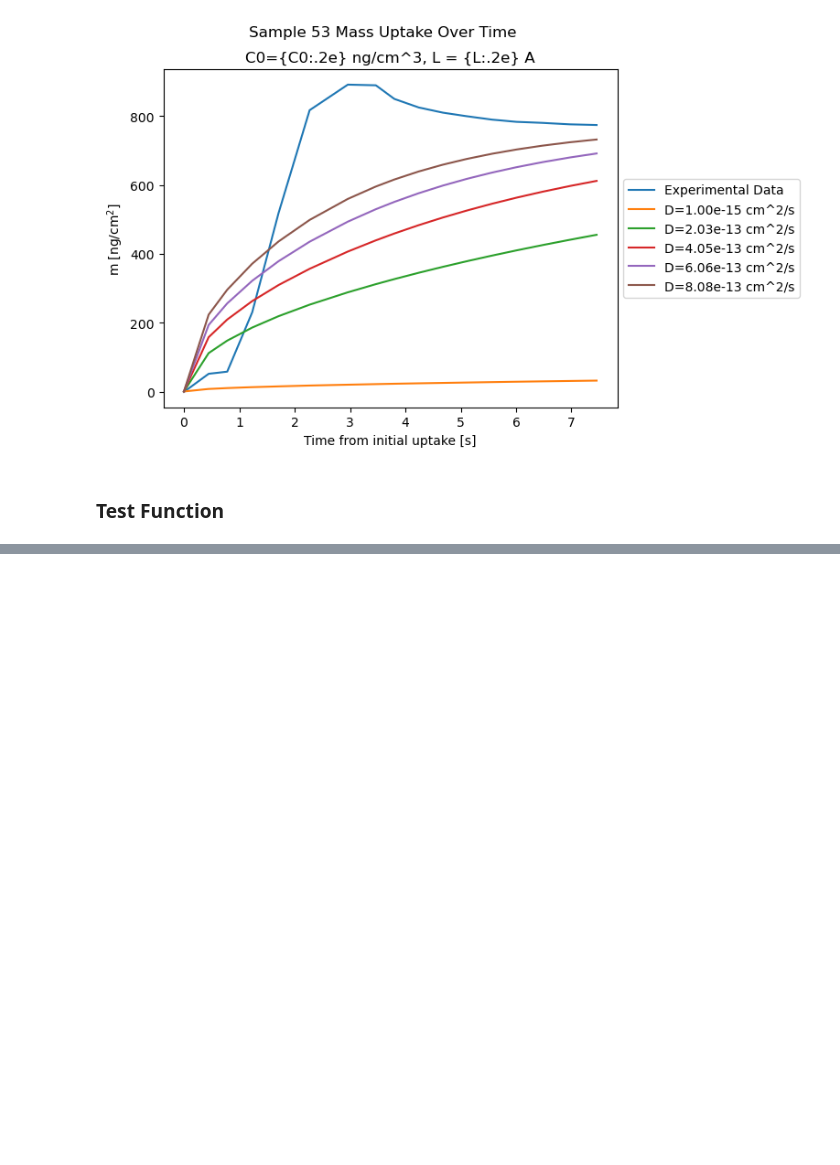
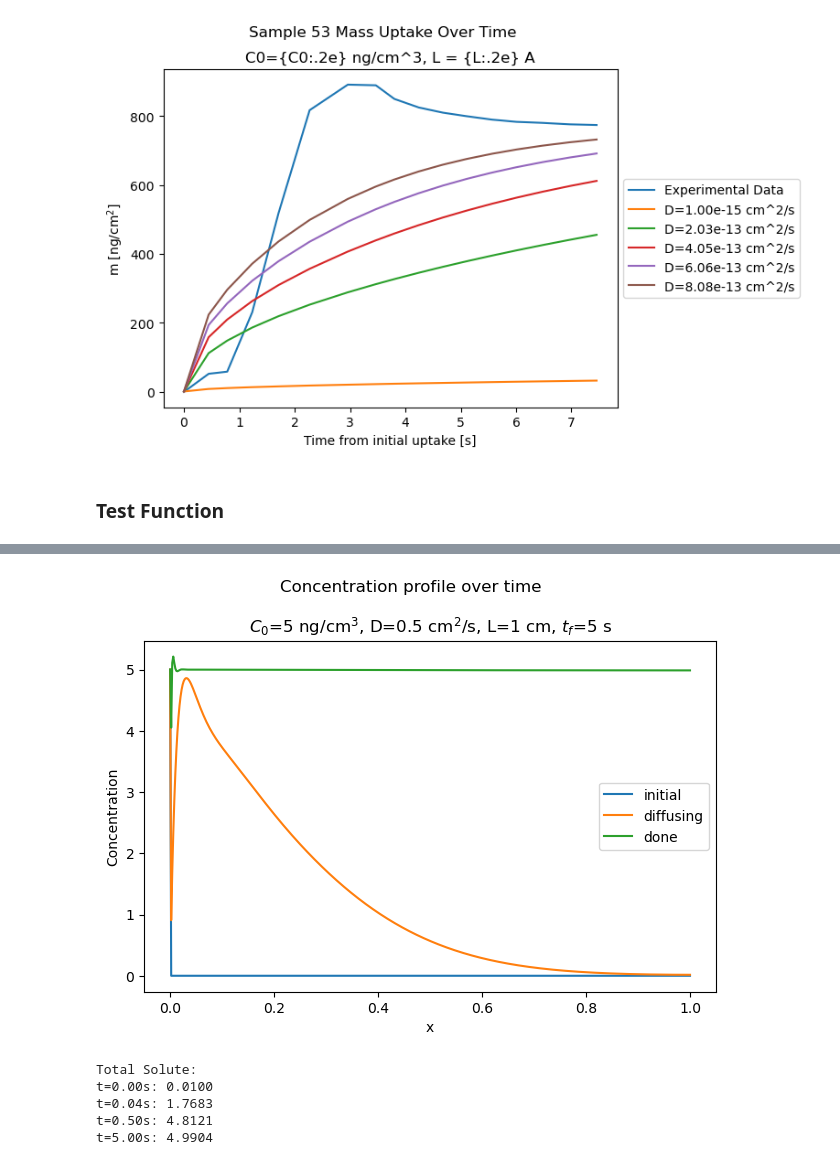
Before and after one commit to william-dove/Diffusion-Modeling, a Jupyter notebook: DopantUptake.ipynb, the cells around one changed output, grey strips where cells are left out. Cells and saved outputs as stored; diff of their text form; code cells hidden in the pictures; blank space fills up the shorter version.

```diff
--- a/DopantUptake.ipynb
+++ b/DopantUptake.ipynb
@@ -831,0 +984,10 @@ err_D1 = err_data.loc[err_data['D']==1
+# %%
+C0 = 5
+D = lambda x: 0.5
+k = 0
+L = 1
+tf = 5
+
+
+
+C = num_grid(C0, D, k, L, tf)
@@ -831,0 +1010,32 @@ err_D1 = err_data.loc[err_data['D']==1
+# %%
+L = 1
+tf = 1
+
+
+x = np.linspace(0, L, C.shape[1])
+dx = L/C.shape[1]
+dt = tf/C.shape[0]
+
+plt.plot(x, C[0], label='initial')
+plt.plot(x, C[10], label = 'diffusing')
+plt.plot(x, C[-1], label='done')
+plt.xlabel('x')
+plt.ylabel('Concentration')
+plt.suptitle(f"Concentration profile over time")
+plt.title("$C_0$=5 ng/cm$^3$, D=0.5 cm$^2$/s, L=1 cm, $t_f$=5 s")
+plt.legend()
+plt.tight_layout()
+plt.show()
+
+print("Total Solute:")
+print(f't=0.00s: {np.sum(C[0]*dx):.4f}')
+print(f't={20*dt:.2f}s: {np.sum(C[20]*dx):.4f}')
+print(f't={250*dt:.2f}s: {np.sum(C[250]*dx):.4f}')
+print(f't=5.00s: {np.sum(C[-1]*dx):.4f}')
+# %% [output]
+[figure, added]
+Total Solute:
+t=0.00s: 0.0100
+t=0.04s: 1.7683
+t=0.50s: 4.8121
+t=5.00s: 4.9904
```
Also changed, not shown: parts of 8 cells of this notebook.
